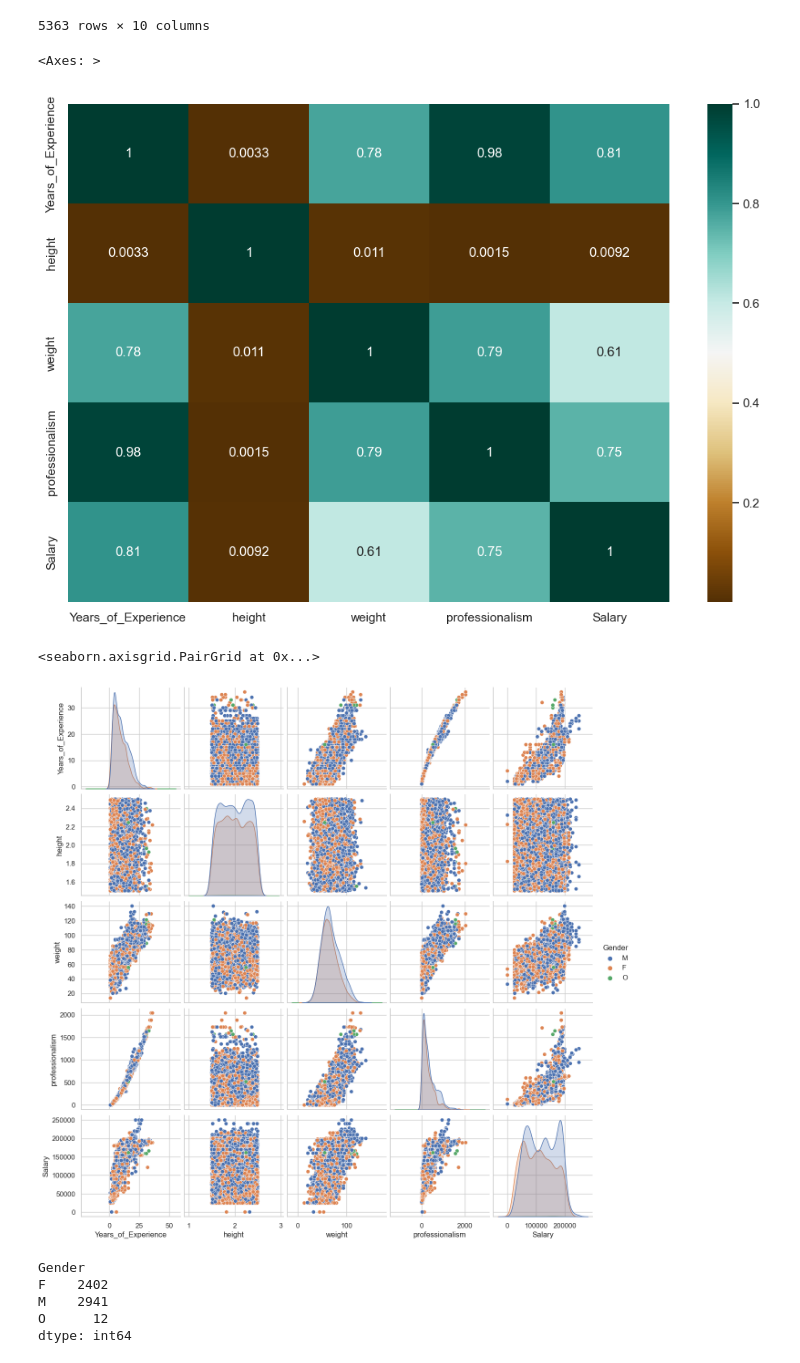
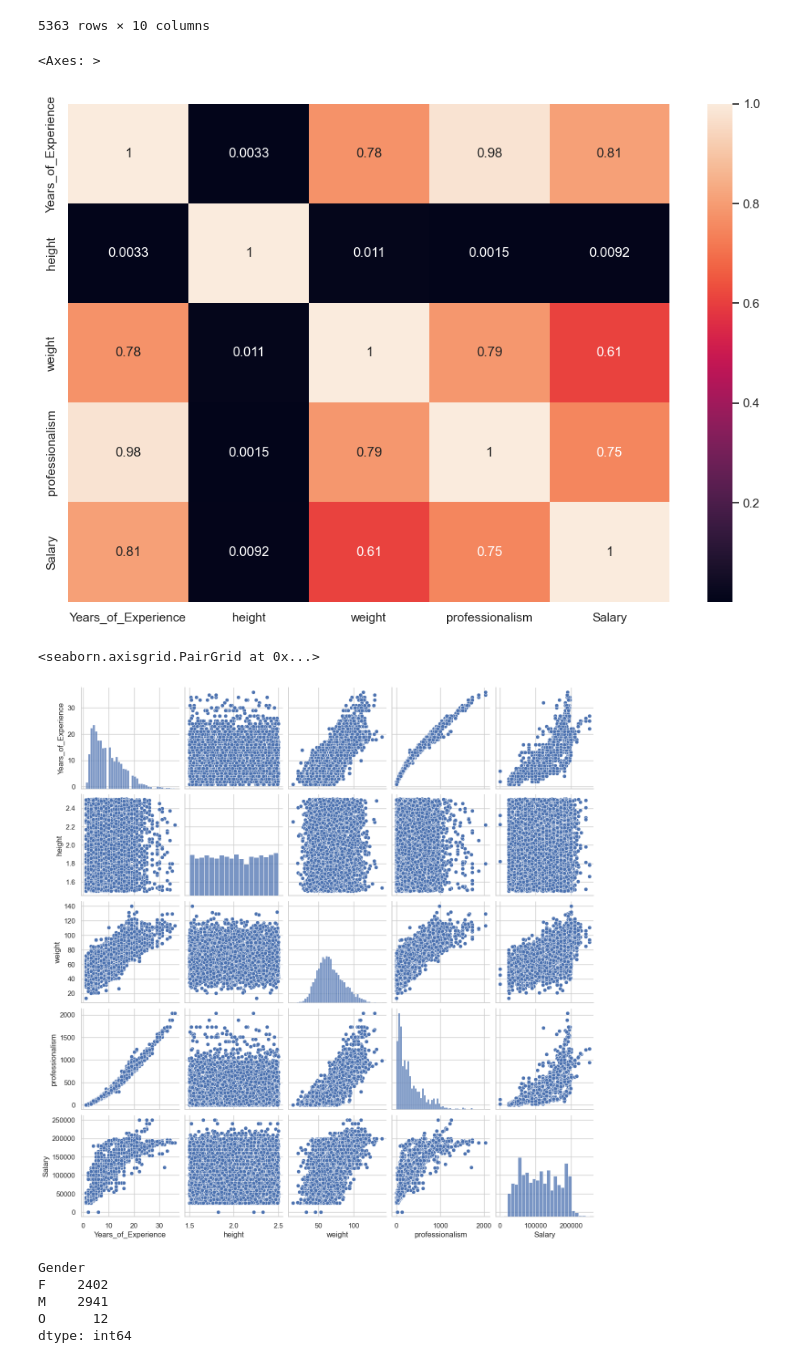
Before and after one commit to Saarle/Regression-Project, a Jupyter notebook: Regression_Project_.ipynb, the cells around one changed output. Drawn from its saved outputs; the diff is of its cells as text; code cells hidden in the pictures.

```diff
--- a/Regression_Project_.ipynb
+++ b/Regression_Project_.ipynb
@@ -136,15 +147,16 @@ drop_na(data)
 # %%
 cor = data.corr()
 plt.figure(figsize=(12, 8))
-sns.heatmap(cor , annot= True,cmap='BrBG')
+sns.heatmap(cor , annot= True)
 # %% [output]
 <Axes: >
-[figure, old version]
+[figure, new version]
 # %%
-sns.pairplot(data,hue = 'Gender')
+# sns.pairplot(data,hue = 'Gender')
+sns.pairplot(data)
 # %% [output]
 <seaborn.axisgrid.PairGrid at 0x...>
-[figure, old version]
+[figure, new version]
 # %%
 # check the sum od rows per gender
 print(data.groupby('Gender').size())
```
Also changed, not shown: parts of 26 cells of this notebook.
